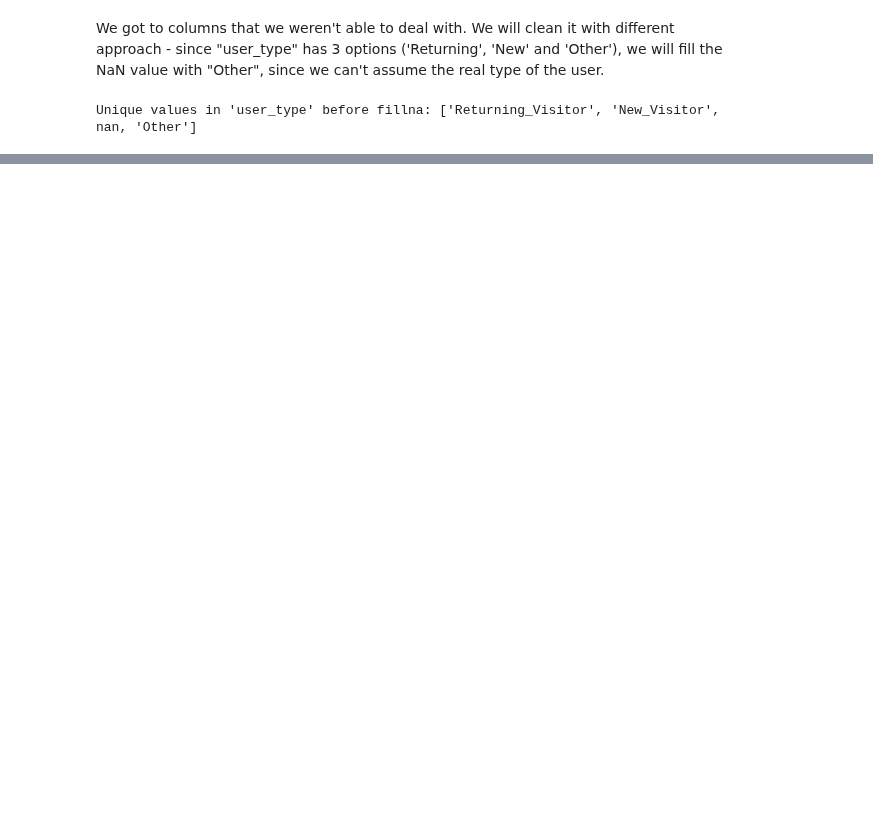
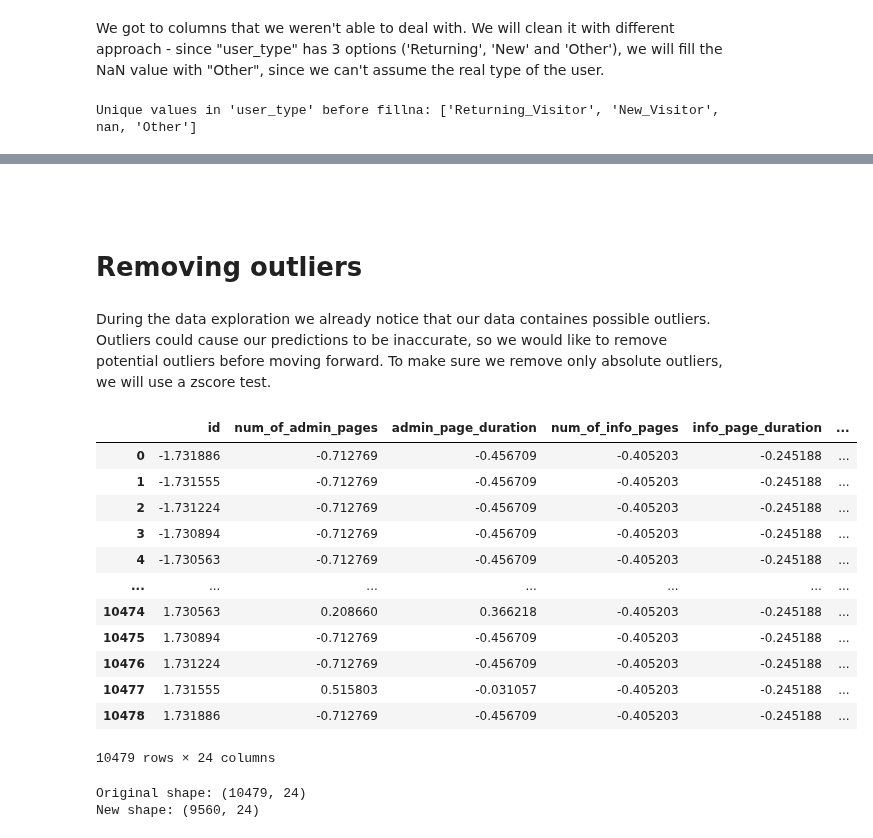
Before and after one commit to mikisegall/ml_final_project, a Jupyter notebook: avi_test.ipynb, the cells around one changed output, grey strips where cells are left out. Saved outputs shown, nothing was run; the diff lists cells and outputs as text; code cells hidden in the pictures; blank space fills up the shorter version.

Commit message:
finished with nans and outliers

```diff
--- a/avi_test.ipynb
+++ b/avi_test.ipynb
@@ -266,0 +322,35 @@ Name: Month, dtype: int64
+# %% [markdown]
+#
+# %% [markdown]
+# Removing outliers
+# %% [markdown]
+During the data exploration we already notice that our data containes possible outliers.
+Outliers could cause our predictions to be inaccurate, so we would like to remove potential outliers before moving forward.
+To make sure we remove only absolute outliers, we will use a zscore test.
+# %%
+z_scores = stats.zscore(dup)
+z_scores
+# %% [output]
+|  | id | num_of_admin_pages | admin_page_duration | num_of_info_pages | info_page_duration | ... |
+| 0 | -1.731886 | -0.712769 | -0.456709 | -0.405203 | -0.245188 | ... |
+| 1 | -1.731555 | -0.712769 | -0.456709 | -0.405203 | -0.245188 | ... |
+| 2 | -1.731224 | -0.712769 | -0.456709 | -0.405203 | -0.245188 | ... |
+| 3 | -1.730894 | -0.712769 | -0.456709 | -0.405203 | -0.245188 | ... |
+| 4 | -1.730563 | -0.712769 | -0.456709 | -0.405203 | -0.245188 | ... |
+| ... | ... | ... | ... | ... | ... | ... |
+| 10474 | 1.730563 | 0.208660 | 0.366218 | -0.405203 | -0.245188 | ... |
+| 10475 | 1.730894 | -0.712769 | -0.456709 | -0.405203 | -0.245188 | ... |
+| 10476 | 1.731224 | -0.712769 | -0.456709 | -0.405203 | -0.245188 | ... |
+| 10477 | 1.731555 | 0.515803 | -0.031057 | -0.405203 | -0.245188 | ... |
+| 10478 | 1.731886 | -0.712769 | -0.456709 | -0.405203 | -0.245188 | ... |
+10479 rows × 24 columns
+# %%
+abs_z_scores = np.abs(z_scores)
+filtered_entries = (abs_z_scores < 4).all(axis=1)
+df_wo_outliers = dup[filtered_entries]
+
+print(f"Original shape: {dup.shape}")
+print(f"New shape: {df_wo_outliers.shape}")
+# %% [output]
+Original shape: (10479, 24)
+New shape: (9560, 24)
```
Also changed, not shown: parts of 34 cells of this notebook.
